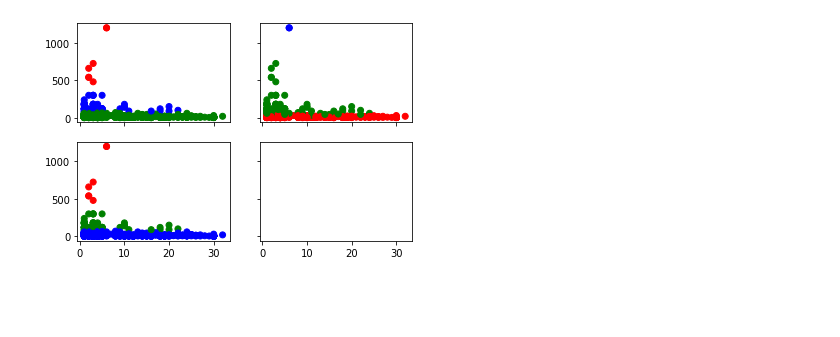
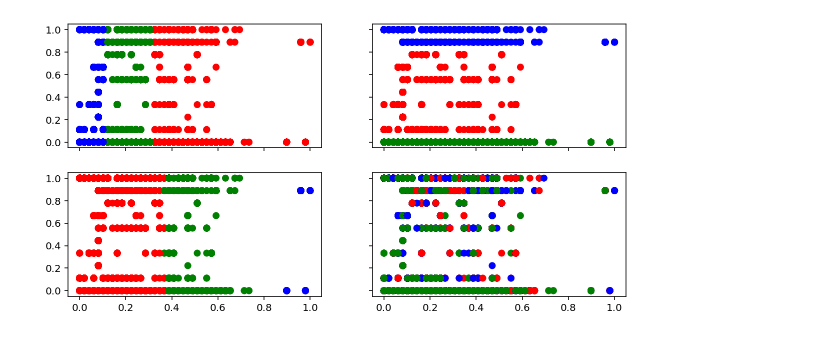
Before and after one commit to bao153/118b-twenty, a Jupyter notebook: AssignmentTest.ipynb, the cells around one changed output. Saved outputs shown, nothing was run; the diff lists cells and outputs as text; code cells hidden in the pictures; blank space fills up the shorter version.

Commit message:
normalized and unnormalized data clusters between exp_years vs officer_assignment_key

```diff
--- a/AssignmentTest.ipynb
+++ b/AssignmentTest.ipynb
@@ -4,0 +26,3 @@ data = pd.read_csv("data.csv")
+# %%
+# get only numerical and relevant data for analysis
+data = data.drop(['date_stop', 'time_stop', 'timestamp', 'stop_id', 'pid'], axis=1)
@@ -4,0 +40,2 @@ data = pd.read_csv("data.csv")
+# %%
+data = pd.DataFrame(MinMaxScaler().fit_transform(data), columns=data.columns)
@@ -5,4 +53,5 @@ data = pd.read_csv("data.csv")
 # %%
-results = a.AssignmentFunction(np.array((data.exp_years[:1000], data.stopduration[:1000])).T,3,2000)
+%%time
+results = a.AssignmentFunction(np.array((data.exp_years, data.officer_assignment_key)).T, K, MAX_ITER)
 # %% [output]
 Fitting Kmeans
@@ -39,4 +150,7 @@ def PlotResults(X,r):
+# %%
+# load unnormalized data clusters for comparison
+unscaled_merged = np.loadtxt("merged_exp_key.csv", skiprows=1, delimiter=",")
 # %%
-PlotResults(np.array((data.exp_years[:1000], data.stopduration[:1000])),results)
+PlotResults(np.array((data.exp_years, data.officer_assignment_key)), unscaled_merged)
 # %% [output]
-[figure, old version]
+[figure, new version]
```
Also changed, not shown: parts of 12 cells of this notebook, 9 other files.
